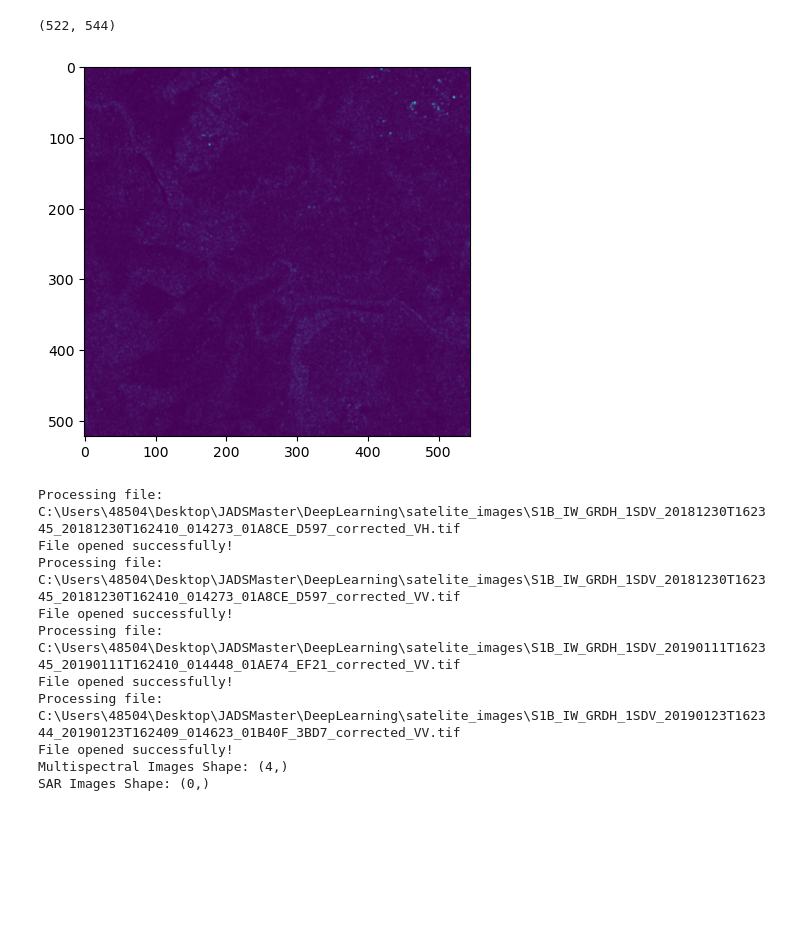
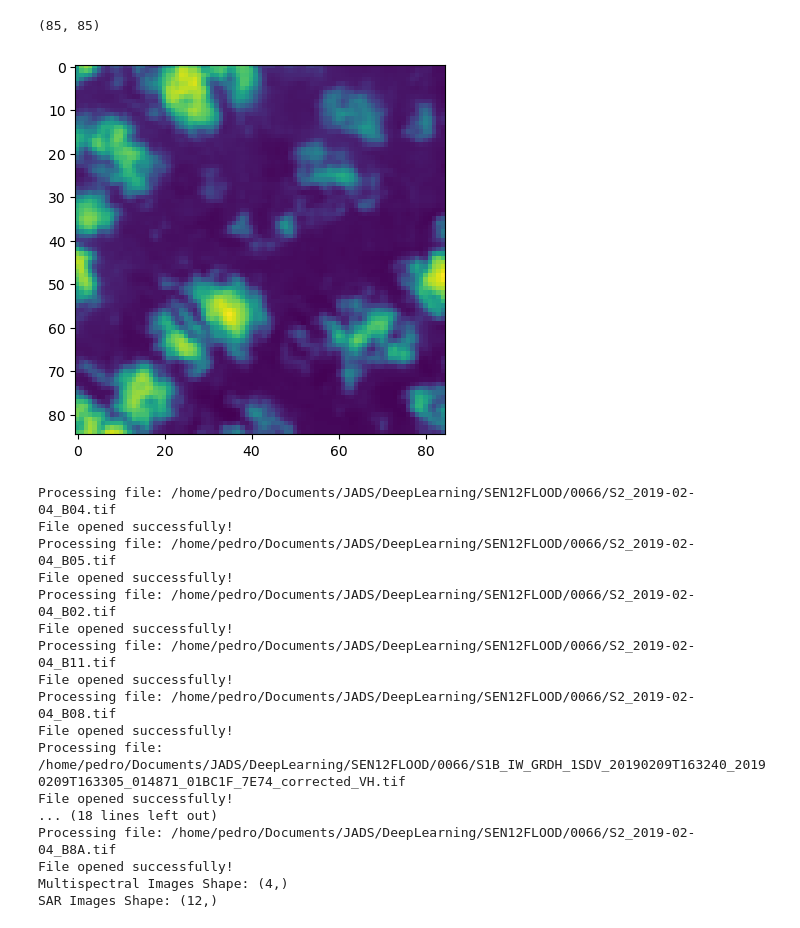
Before and after one commit to PedroVilla97/DeepLearning2024, a Jupyter notebook: StartedWithTiffImages.ipynb, the cells around one changed output. Saved outputs shown, nothing was run; the diff lists cells and outputs as text; code cells hidden in the pictures; blank space fills up the shorter version.

```diff
--- a/StartedWithTiffImages.ipynb
+++ b/StartedWithTiffImages.ipynb
@@ -55,13 +44,13 @@ def load_image(file_path):
     return array
 # %%
 ## load images as we saw on kaggle
-img = tiff.imread("C:\\Users\\48504\\Desktop\\JADSMaster\\DeepLearning\\satelite_images\\S1B_IW_GRDH_1SDV_20190123T162344_20190123T162409_014623_01B40F_3BD7_corrected_VV.tif")
+img = tiff.imread('/home/pedro/Documents/JADS/DeepLearning/SEN12FLOOD/0066/S2_2019-02-04_B01.tif')
 img_array = np.array(img)
 plt.imshow(img)
 print(img_array.shape)
 # %% [output]
-(522, 544)
+(85, 85)
-[figure, old version]
+[figure, new version]
 # %%
 from osgeo import gdal
 import os
@@ -75,7 +64,7 @@ def load_image(file_path):
     return gdal.Open(file_path)
 
 # Load satellite images
-folder_path = 'C:\\Users\\48504\\Desktop\\JADSMaster\\DeepLearning\\satelite_images\\'
+folder_path = '/home/pedro/Documents/JADS/DeepLearning/SEN12FLOOD/0066'
 
 multispectral_images = []
 sar_images = []
@@ -112,16 +101,23 @@ sar_images = np.array(sar_images)
 print("Multispectral Images Shape:", multispectral_images.shape)
 print("SAR Images Shape:", sar_images.shape)
 # %% [output]
-Processing file: C:\Users\48504\Desktop\JADSMaster\DeepLearning\satelite_images\S1B_IW_GRDH_1SDV_20181230T162345_20181230T162410_014273_01A8CE_D597_corrected_VH.tif
+Processing file: /home/pedro/Documents/JADS/DeepLearning/SEN12FLOOD/0066/S2_2019-02-04_B04.tif
 File opened successfully!
-Processing file: C:\Users\48504\Desktop\JADSMaster\DeepLearning\satelite_images\S1B_IW_GRDH_1SDV_20181230T162345_20181230T162410_014273_01A8CE_D597_corrected_VV.tif
+Processing file: /home/pedro/Documents/JADS/DeepLearning/SEN12FLOOD/0066/S2_2019-02-04_B05.tif
 File opened successfully!
-Processing file: C:\Users\48504\Desktop\JADSMaster\DeepLearning\satelite_images\S1B_IW_GRDH_1SDV_20190111T162345_20190111T162410_014448_01AE74_EF21_corrected_VV.tif
+Processing file: /home/pedro/Documents/JADS/DeepLearning/SEN12FLOOD/0066/S2_2019-02-04_B02.tif
 File opened successfully!
-Processing file: C:\Users\48504\Desktop\JADSMaster\DeepLearning\satelite_images\S1B_IW_GRDH_1SDV_20190123T162344_20190123T162409_014623_01B40F_3BD7_corrected_VV.tif
+Processing file: /home/pedro/Documents/JADS/DeepLearning/SEN12FLOOD/0066/S2_2019-02-04_B11.tif
+File opened successfully!
+Processing file: /home/pedro/Documents/JADS/DeepLearning/SEN12FLOOD/0066/S2_2019-02-04_B08.tif
+File opened successfully!
+Processing file: /home/pedro/Documents/JADS/DeepLearning/SEN12FLOOD/0066/S1B_IW_GRDH_1SDV_20190209T163240_20190209T163305_014871_01BC1F_7E74_corrected_VH.tif
+File opened successfully!
+... (18 lines left out)
+Processing file: /home/pedro/Documents/JADS/DeepLearning/SEN12FLOOD/0066/S2_2019-02-04_B8A.tif
 File opened successfully!
 Multispectral Images Shape: (4,)
-SAR Images Shape: (0,)
+SAR Images Shape: (12,)
 # %%
 import os
 import numpy as np
```
Also changed, not shown: parts of 7 cells of this notebook.
